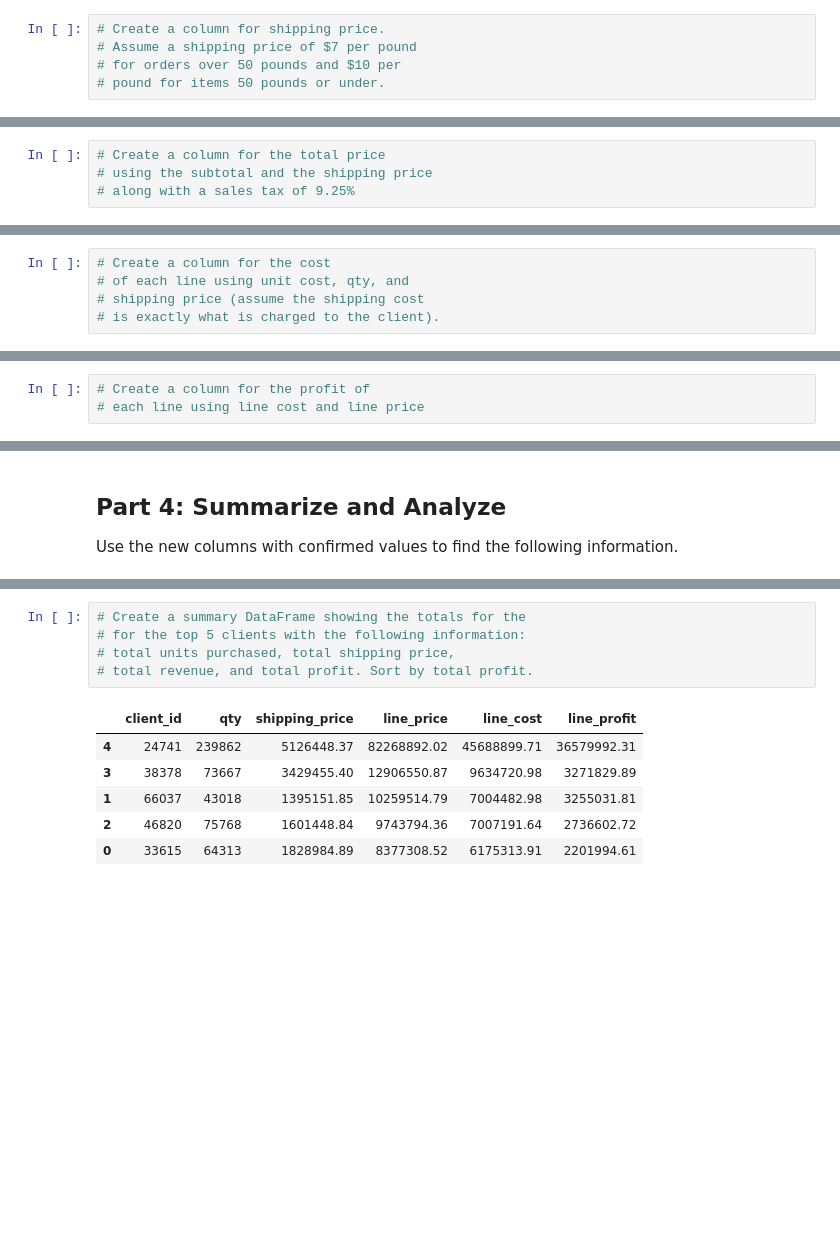
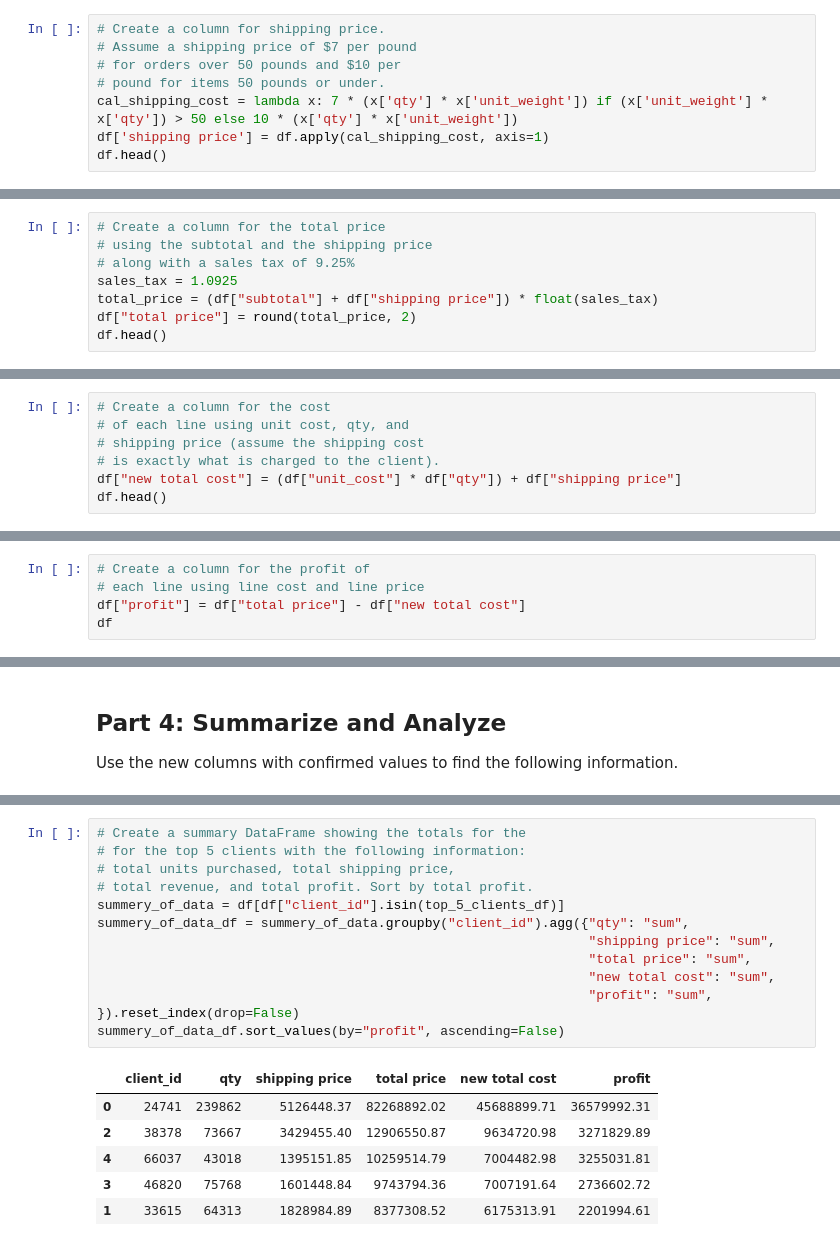
Before and after one commit to RobP910/pandas-challenge-1, a Jupyter notebook: module_4_challenge.ipynb, the cells around one changed output, grey strips where cells are left out. Saved outputs shown, nothing was run; the diff lists cells and outputs as text; blank space fills up the shorter version.

```diff
--- a/module_4_challenge.ipynb
+++ b/module_4_challenge.ipynb
@@ -82,4 +138,7 @@ Do we know that this client spent the more money than client 66037? If not, how
 # Assume a shipping price of $7 per pound
 # for orders over 50 pounds and $10 per
 # pound for items 50 pounds or under.
+cal_shipping_cost = lambda x: 7 * (x['qty'] * x['unit_weight']) if (x['unit_weight'] * x['qty']) > 50 else 10 * (x['qty'] * x['unit_weight'])
+df['shipping price'] = df.apply(cal_shipping_cost, axis=1)
+df.head()
 # %% [output]
@@ -91,4 +152,8 @@ Do we know that this client spent the more money than client 66037? If not, how
 # Create a column for the total price
 # using the subtotal and the shipping price
 # along with a sales tax of 9.25%
+sales_tax = 1.0925
+total_price = (df["subtotal"] + df["shipping price"]) * float(sales_tax)
+df["total price"] = round(total_price, 2)
+df.head()
 # %% [output]
@@ -101,6 +169,8 @@ Do we know that this client spent the more money than client 66037? If not, how
 # of each line using unit cost, qty, and
 # shipping price (assume the shipping cost
 # is exactly what is charged to the client).
+df["new total cost"] = (df["unit_cost"] * df["qty"]) + df["shipping price"]
+df.head()
 # %% [output]
 |  | first | last | job | phone | email | client_id | order_id | order_date | order_week | order_year | ... |
 | 0 | Donald | Harding | Immunologist | 793-904-7725x39308 | harding.donald.7185@sullivan.com | 58515 | 8953482 | 2023-04-28 | 17 | 2023 | ... |
@@ -110,6 +182,8 @@ Do we know that this client spent the more money than client 66037? If not, how
 # %%
 # Create a column for the profit of
 # each line using line cost and line price
+df["profit"] = df["total price"] - df["new total cost"]
+df
 # %% [output]
 |  | first | last | job | phone | email | client_id | order_id | order_date | order_week | order_year | ... |
 | 0 | Donald | Harding | Immunologist | 793-904-7725x39308 | harding.donald.7185@sullivan.com | 58515 | 8953482 | 2023-04-28 | 17 | 2023 | ... |
@@ -146,15 +243,22 @@ Use the new columns with confirmed values to find the following information.
 # %%
 # Create a summary DataFrame showing the totals for the
 # for the top 5 clients with the following information:
 # total units purchased, total shipping price,
 # total revenue, and total profit. Sort by total profit.
+summery_of_data = df[df["client_id"].isin(top_5_clients_df)]
+summery_of_data_df = summery_of_data.groupby("client_id").agg({"qty": "sum",
+                                                               "shipping price": "sum",
+                                                               "total price": "sum",
+                                                               "new total cost": "sum",
+                                                               "profit": "sum", }).reset_index(drop=False)
+summery_of_data_df.sort_values(by="profit", ascending=False)
 # %% [output]
-|  | client_id | qty | shipping_price | line_price | line_cost | line_profit |
-| 4 | 24741 | 239862 | 5126448.37 | 82268892.02 | 45688899.71 | 36579992.31 |
-| 3 | 38378 | 73667 | 3429455.40 | 12906550.87 | 9634720.98 | 3271829.89 |
-| 1 | 66037 | 43018 | 1395151.85 | 10259514.79 | 7004482.98 | 3255031.81 |
-| 2 | 46820 | 75768 | 1601448.84 | 9743794.36 | 7007191.64 | 2736602.72 |
-| 0 | 33615 | 64313 | 1828984.89 | 8377308.52 | 6175313.91 | 2201994.61 |
+|  | client_id | qty | shipping price | total price | new total cost | profit |
+| 0 | 24741 | 239862 | 5126448.37 | 82268892.02 | 45688899.71 | 36579992.31 |
+| 2 | 38378 | 73667 | 3429455.40 | 12906550.87 | 9634720.98 | 3271829.89 |
+| 4 | 66037 | 43018 | 1395151.85 | 10259514.79 | 7004482.98 | 3255031.81 |
+| 3 | 46820 | 75768 | 1601448.84 | 9743794.36 | 7007191.64 | 2736602.72 |
+| 1 | 33615 | 64313 | 1828984.89 | 8377308.52 | 6175313.91 | 2201994.61 |
 # %%
 # Format the data and rename the columns
 # to names suitable for presentation.
```
Also changed, not shown: parts of 17 cells of this notebook, 2 other files.
